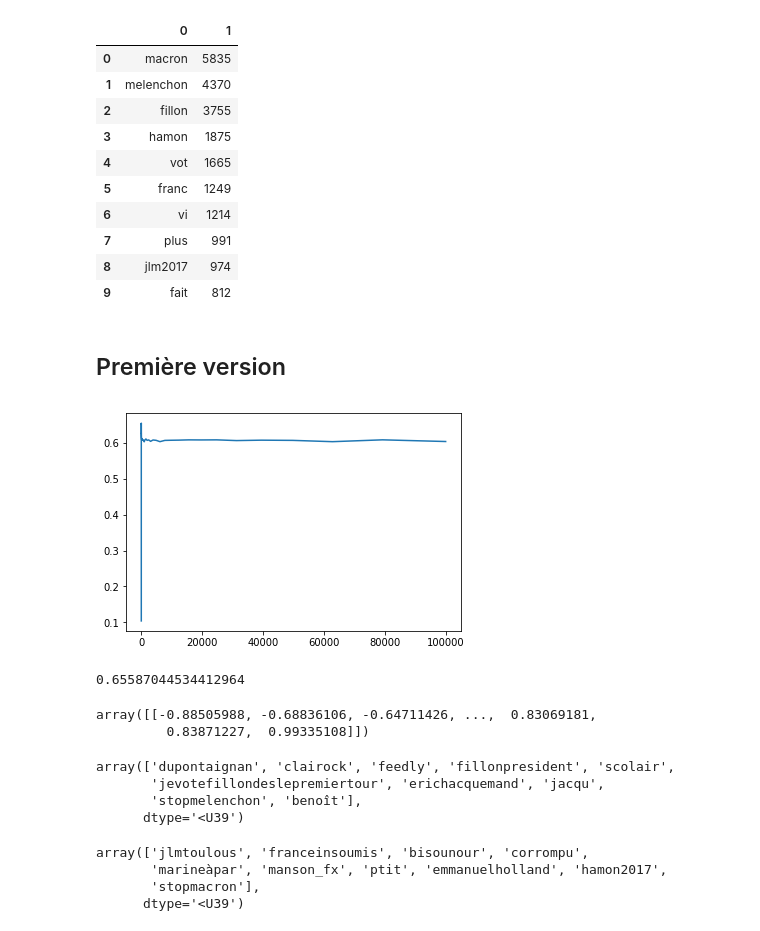
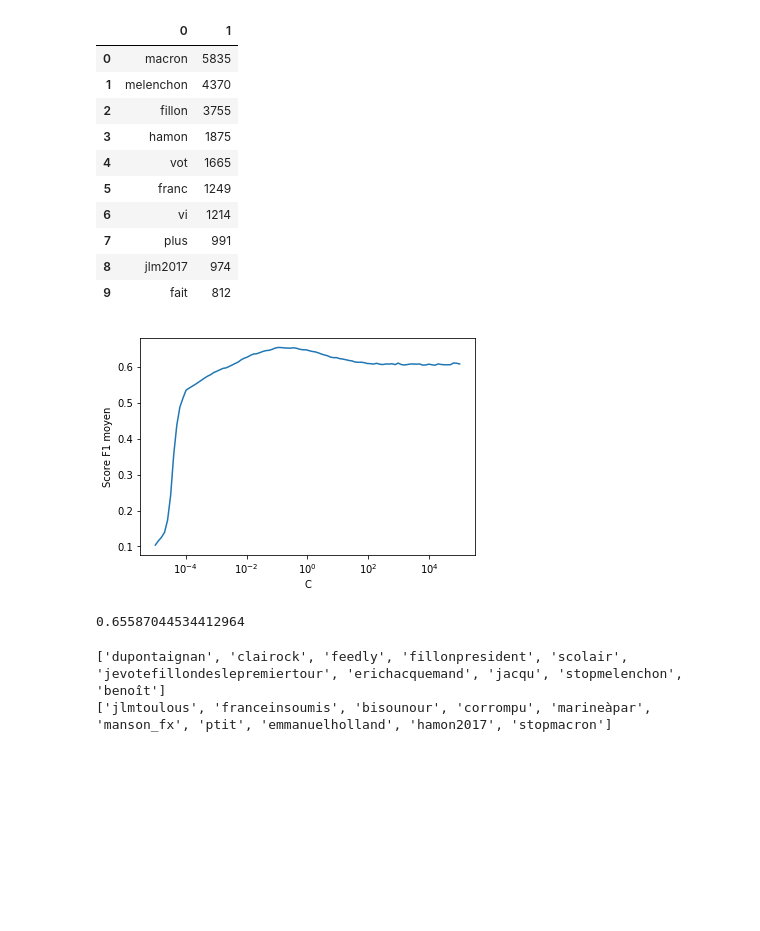
Before and after one commit to laudao/PLDAC_TWITTER, a Jupyter notebook: notebooks/twitter_classifier_exp.ipynb, the cells around one changed output. Drawn from its saved outputs; the diff is of its cells as text; code cells hidden in the pictures; blank space fills up the shorter version.

```diff
--- a/notebooks/twitter_classifier_exp.ipynb
+++ b/notebooks/twitter_classifier_exp.ipynb
@@ -151,2 +140,0 @@ X_test2 = vectorize_docs(vectorizer, tweets_test)
-# %% [markdown]
-## Première version
@@ -161,11 +167,17 @@ for C in interval:
     clf = LinearSVC(C=C)
     scores = cross_val_score(clf, X_train, y_train, cv=4,scoring='f1')
     mean_scores.append(np.mean(scores))
-# %%
-plt.plot(interval, mean_scores)
-plt.show()
-# %% [output]
-[figure, removed]
+# %%
+ax = plt.gca()
+
+ax.plot(interval, mean_scores)
+ax.set_xscale('log')
+plt.xlabel('C')
+plt.ylabel('Score F1 moyen')
+plt.axis('tight')
+plt.show()
+# %% [output]
+[figure, added]
 # %%
 C_opt = interval[np.argmax(mean_scores)]
 clf = LinearSVC(C=C_opt)
@@ -177,25 +189,11 @@ f1_score(y_test,y_pred,pos_label=1)
 # %%
 ind_neg = np.argsort(clf.coef_).flatten()[0:10]
 ind_pos = np.argsort(clf.coef_).flatten()[clf.coef_.shape[1]-10:]
+print(list(np.array(vectorizer.get_feature_names())[ind_neg]))
+print(list(np.array(vectorizer.get_feature_names())[ind_pos]))
+# %% [output]
+['dupontaignan', 'clairock', 'feedly', 'fillonpresident', 'scolair', 'jevotefillondeslepremiertour', 'erichacquemand', 'jacqu', 'stopmelenchon', 'benoît']
+['jlmtoulous', 'franceinsoumis', 'bisounour', 'corrompu', 'marineàpar', 'manson_fx', 'ptit', 'emmanuelholland', 'hamon2017', 'stopmacron']
-# %%
-np.sort(clf.coef_)
-# %% [output]
-array([[-0.88505988, -0.68836106, -0.64711426, ...,  0.83069181,
-         0.83871227,  0.99335108]])
-# %%
-np.array(vectorizer.get_feature_names())[ind_neg]
-# %% [output]
-array(['dupontaignan', 'clairock', 'feedly', 'fillonpresident', 'scolair',
-       'jevotefillondeslepremiertour', 'erichacquemand', 'jacqu',
-       'stopmelenchon', 'benoît'],
-      dtype='<U39')
-# %%
-np.array(vectorizer.get_feature_names())[ind_pos]
-# %% [output]
-array(['jlmtoulous', 'franceinsoumis', 'bisounour', 'corrompu',
-       'marineàpar', 'manson_fx', 'ptit', 'emmanuelholland', 'hamon2017',
-       'stopmacron'],
-      dtype='<U39')
 # %%
 clf.predict(X_test2)
 # %% [output]
```
Also changed, not shown: parts of 3 cells of this notebook, 1 other file.
